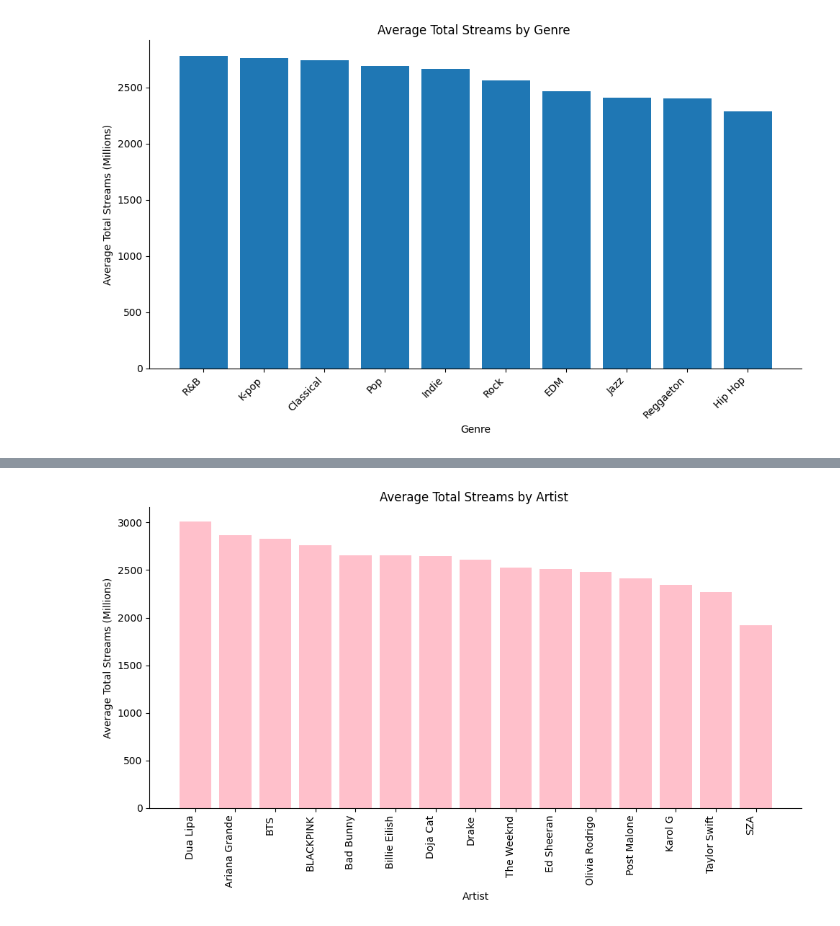
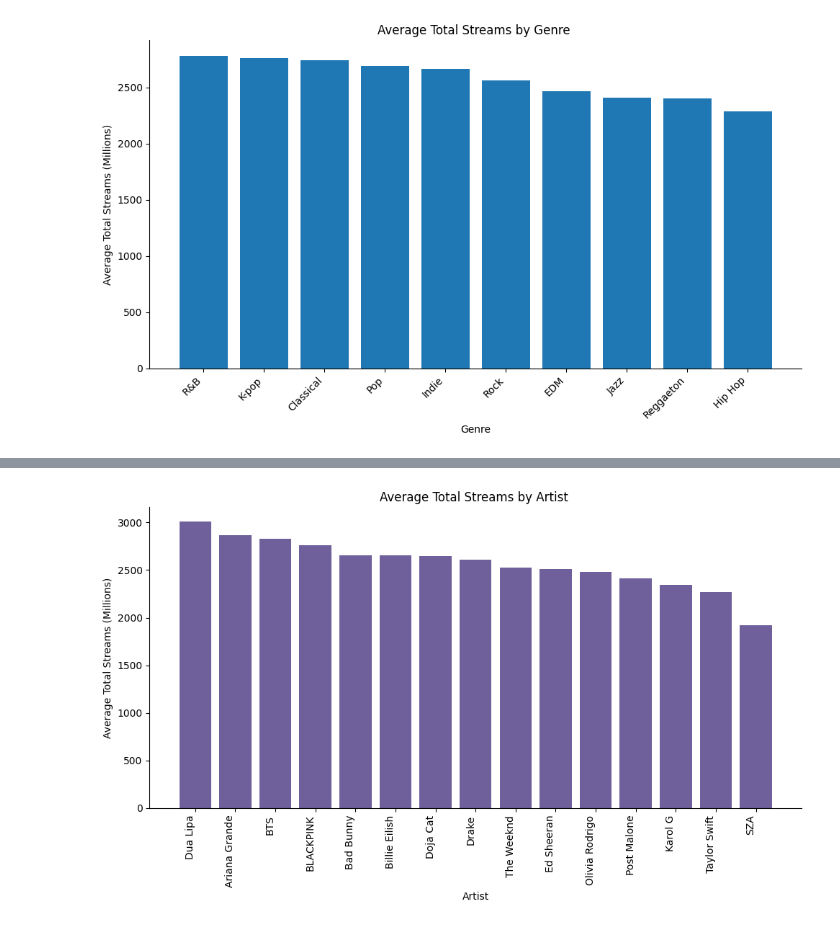
Before and after one commit to amydaniel24/learning_plots_amydaniel, a Jupyter notebook: notebooks/spotify_plots_walkthrough.ipynb, the cells around one changed output, grey strips where cells are left out. Drawn from its saved outputs; the diff is of its cells as text; code cells hidden in the pictures.

Commit message:
change color with colorbrewer codes

```diff
--- a/notebooks/spotify_plots_walkthrough.ipynb
+++ b/notebooks/spotify_plots_walkthrough.ipynb
@@ -96,17 +96,17 @@ SZA               1919.527000
 Name: Total Streams (Millions), dtype: float64
 # %%
 plt.figure(figsize=(10,6))
-plt.bar(average_artist_streams.index, average_artist_streams.values, color = 'pink', width =0.8)
+plt.bar(average_artist_streams.index, average_artist_streams.values, color = "#6f5f9b", width =0.8)
 ax = plt.gca()
 ax.spines['top'].set_visible(False)
 ax.spines['right'].set_visible(False)
 
 plt.xlabel('Artist')
 plt.ylabel('Average Total Streams (Millions)')
 plt.title('Average Total Streams by Artist ')
 plt.xticks(rotation=90, ha='right' )
 
 plt.tight_layout()
 plt.show()
 # %% [output]
-[figure, old version]
+[figure, new version]
```
